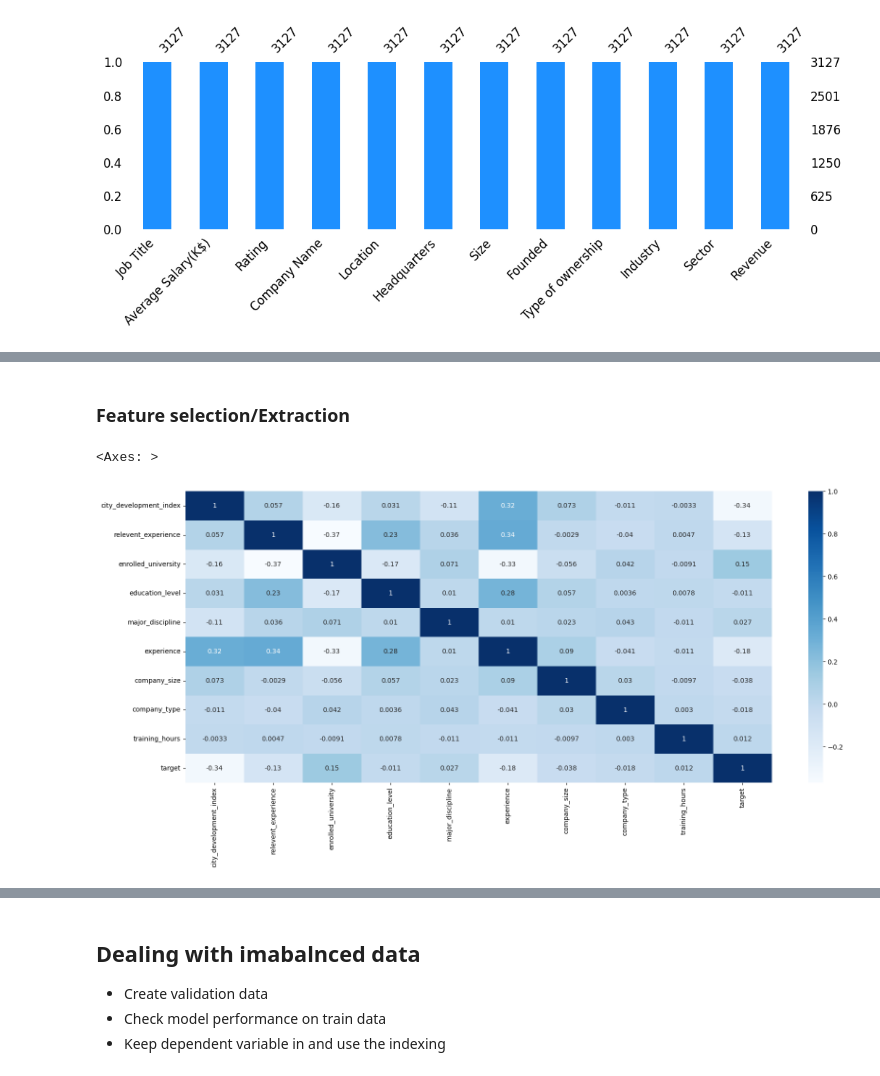
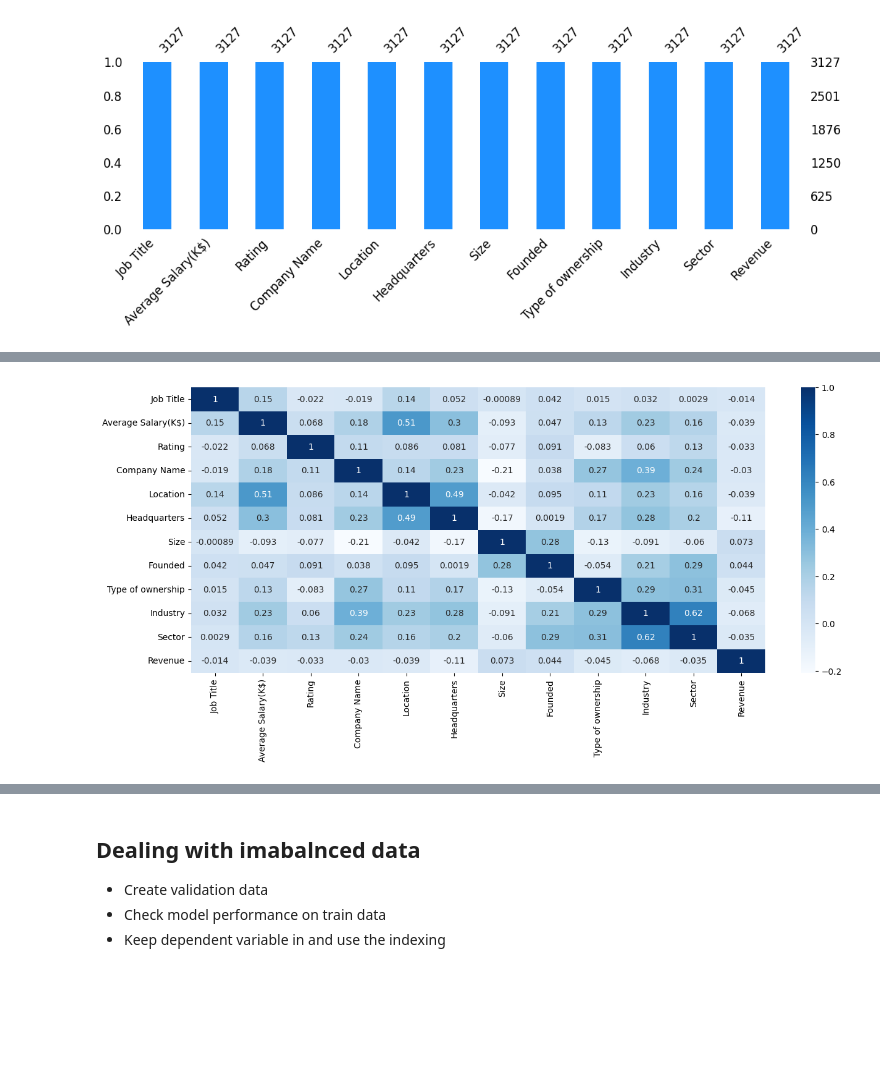
Before and after one commit to yuvraaj2002/AI_Projects, a Jupyter notebook: DS_Job_Prediction/notebook/Code.ipynb, the cells around one changed output, grey strips where cells are left out. Saved outputs shown, nothing was run; the diff lists cells and outputs as text; code cells hidden in the pictures; blank space fills up the shorter version.

```diff
--- a/DS_Job_Prediction/notebook/Code.ipynb
+++ b/DS_Job_Prediction/notebook/Code.ipynb
@@ -291,7 +280,0 @@ Let's now deal with the outliers. From the previous analysis we got to know that
-# %%
-# Transforming the data using Yeo-Johnson transformation
-pt = PowerTransformer()
-
-temp_df["training_hours"] = pd.Series(
-    pt.fit_transform(temp_df["training_hours"].values.reshape(-1, 1)).reshape(-1)
-)
@@ -317,3 +280,0 @@ plt.show()
-# %%
-# Resetting the index
-temp_df.reset_index(inplace=True, drop=True)
@@ -388,5 +280,0 @@ Now since we handled the missing values and have encoded the categorical values
-# %%
-knn_imputer = KNNImputer(n_neighbors=5, metric="nan_euclidean")
-
-cols = ["major_discipline", "company_size", "company_type"]
-temp_df[cols] = knn_imputer.fit_transform(temp_df[cols])
@@ -399,11 +281,24 @@ plt.show()
-# %% [markdown]
-### Feature selection/Extraction
-# %%
-fig, ax = plt.subplots(figsize=(20, 8))
-sns.heatmap(temp_df.corr(), annot=True, cmap="Blues")
-# %% [output]
-<Axes: >
-[figure, removed]
+# %%
+# Let's do ordinal encoding
+revenue_options = ['Unknown / Non-Applicable', '$10+ billion (USD)','$100 to $500 million (USD)', '$50 to $100 million (USD)',
+    '$2 to $5 billion (USD)', '$10 to $25 million (USD)','$1 to $5 million (USD)', '$1 to $2 billion (USD)',
+    '$25 to $50 million (USD)', '$5 to $10 billion (USD)','Less than $1 million (USD)', '$500 million to $1 billion (USD)',
+    '$5 to $10 million (USD)']
+
+size_options = ['10000+ employees', '51 to 200 employees', '1 to 50 employees',
+    '1001 to 5000 employees', '201 to 500 employees','501 to 1000 employees', '5001 to 10000 employees', 'Unknown']
+
+oe_size = OrdinalEncoder(categories=[size_options],handle_unknown="use_encoded_value",unknown_value=np.nan)
+oe_revenue = OrdinalEncoder(categories=[revenue_options],handle_unknown="use_encoded_value",unknown_value=np.nan)
+
+temp_df['Size'] = oe_size.fit_transform(temp_df['Size'].values.reshape(-1,1)).reshape(-1)
+temp_df['Revenue'] = oe_revenue.fit_transform(temp_df['Revenue'].values.reshape(-1,1)).reshape(-1)
+# %%
+plt.figure(figsize=(15, 6))
+sns.heatmap(temp_df.corr(), annot=True,cmap="Blues")
+plt.show()
+# %% [output]
+[figure, added]
 # %% [markdown]
 # Creation of Pipeline
 
```
Also changed, not shown: parts of 18 cells of this notebook.
